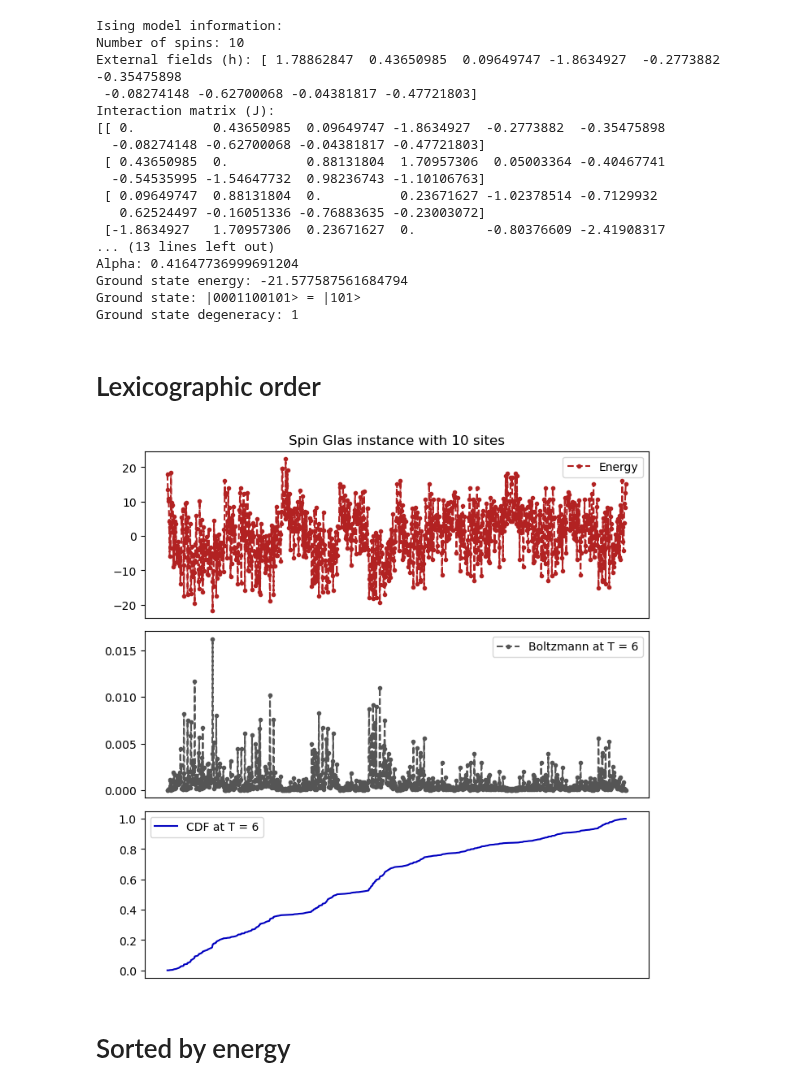
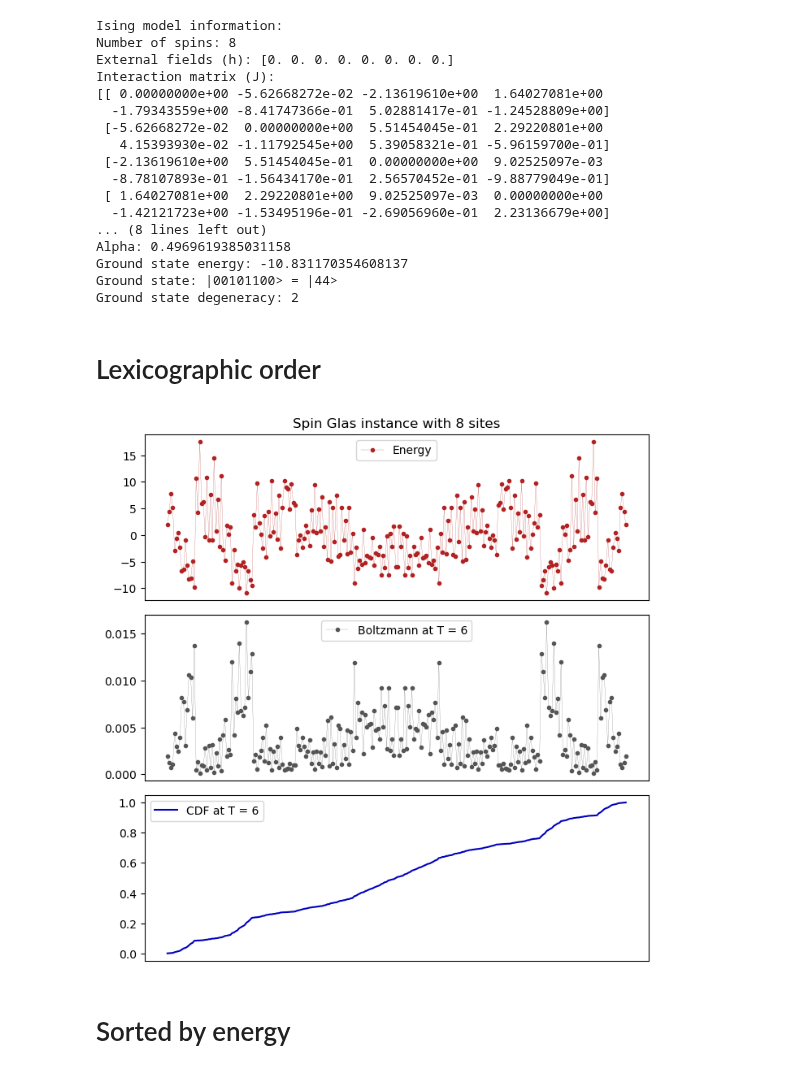
Before and after one commit to petr-ivashkov/quantum-mcmc, a Jupyter notebook: energy_landscape.ipynb, the cells around one changed output. Drawn from its saved outputs; the diff is of its cells as text; code cells hidden in the pictures.

```diff
--- a/energy_landscape.ipynb
+++ b/energy_landscape.ipynb
@@ -1,29 +1,31 @@
 # %%
 from functions import *
+# %%
+linewidth=0.15
 # %%
-n = 10
+n = 8
 T = 6
 show_ticks = False
-m = RandomIsingModel(n, seed=3)
+m = RandomIsingModel(n, local_fields=False, seed=2)
 print(m)
 # %% [output]
 Ising model information:
-Number of spins: 10
-External fields (h): [ 1.78862847  0.43650985  0.09649747 -1.8634927  -0.2773882  -0.35475898
- -0.08274148 -0.62700068 -0.04381817 -0.47721803]
+Number of spins: 8
+External fields (h): [0. 0. 0. 0. 0. 0. 0. 0.]
 Interaction matrix (J):
-[[ 0.          0.43650985  0.09649747 -1.8634927  -0.2773882  -0.35475898
-  -0.08274148 -0.62700068 -0.04381817 -0.47721803]
- [ 0.43650985  0.          0.88131804  1.70957306  0.05003364 -0.40467741
-  -0.54535995 -1.54647732  0.98236743 -1.10106763]
- [ 0.09649747  0.88131804  0.          0.23671627 -1.02378514 -0.7129932
-   0.62524497 -0.16051336 -0.76883635 -0.23003072]
- [-1.8634927   1.70957306  0.23671627  0.         -0.80376609 -2.41908317
-... (13 lines left out)
-Alpha: 0.41647736999691204
-Ground state energy: -21.577587561684794
-Ground state: |0001100101> = |101>
-Ground state degeneracy: 1
+[[ 0.00000000e+00 -5.62668272e-02 -2.13619610e+00  1.64027081e+00
+  -1.79343559e+00 -8.41747366e-01  5.02881417e-01 -1.24528809e+00]
+ [-5.62668272e-02  0.00000000e+00  5.51454045e-01  2.29220801e+00
+   4.15393930e-02 -1.11792545e+00  5.39058321e-01 -5.96159700e-01]
+ [-2.13619610e+00  5.51454045e-01  0.00000000e+00  9.02525097e-03
+  -8.78107893e-01 -1.56434170e-01  2.56570452e-01 -9.88779049e-01]
+ [ 1.64027081e+00  2.29220801e+00  9.02525097e-03  0.00000000e+00
+  -1.42121723e+00 -1.53495196e-01 -2.69056960e-01  2.23136679e+00]
+... (8 lines left out)
+Alpha: 0.4969619385031158
+Ground state energy: -10.831170354608137
+Ground state: |00101100> = |44>
+Ground state degeneracy: 2
 # %% [markdown]
 # Lexicographic order
 # %%
@@ -32,36 +34,36 @@ boltzmann = np.exp(-m.E / T) / sum(np.exp(-m.E / T))
 
 plt.figure(figsize=(7,7))
 plt.subplot(311)
-plt.plot(x, m.E, '.--', color=red, label='Energy')
+plt.plot(x, m.E, '.-', linewidth=linewidth, color=red, label='Energy')
 plt.title(f'Spin Glas instance with {n} sites')
 if show_ticks:
     plt.xticks(rotation=70)
 else:
     plt.xticks([])
 plt.legend()
 
 plt.subplot(312)
-plt.plot(x, boltzmann, '.--', color=dark_grey, label=f'Boltzmann at T = {T}')
+plt.plot(x, boltzmann, '.-', linewidth=linewidth, color=dark_grey, label=f'Boltzmann at T = {T}')
 if show_ticks:
     plt.xticks(rotation=70)
 else:
     plt.xticks([])
 # plt.ylim(-0.05, max(boltzmann)+0.1)
 # plt.axhline(0, alpha=0.4, color=grey, zorder=-1)
 plt.legend()
 
 plt.subplot(313)
 plt.plot(x, np.cumsum(boltzmann), label=f'CDF at T = {T}', color=blue)
 if show_ticks:
     plt.xticks(rotation=70)
 else:
     plt.xticks([])
 plt.legend()
 
 plt.tight_layout()
 plt.show()
 # %% [output]
-[figure, old version]
+[figure, new version]
 # %% [markdown]
 # Sorted by energy
 # %%
```
Also changed, not shown: parts of 2 cells of this notebook, 9 other files.
